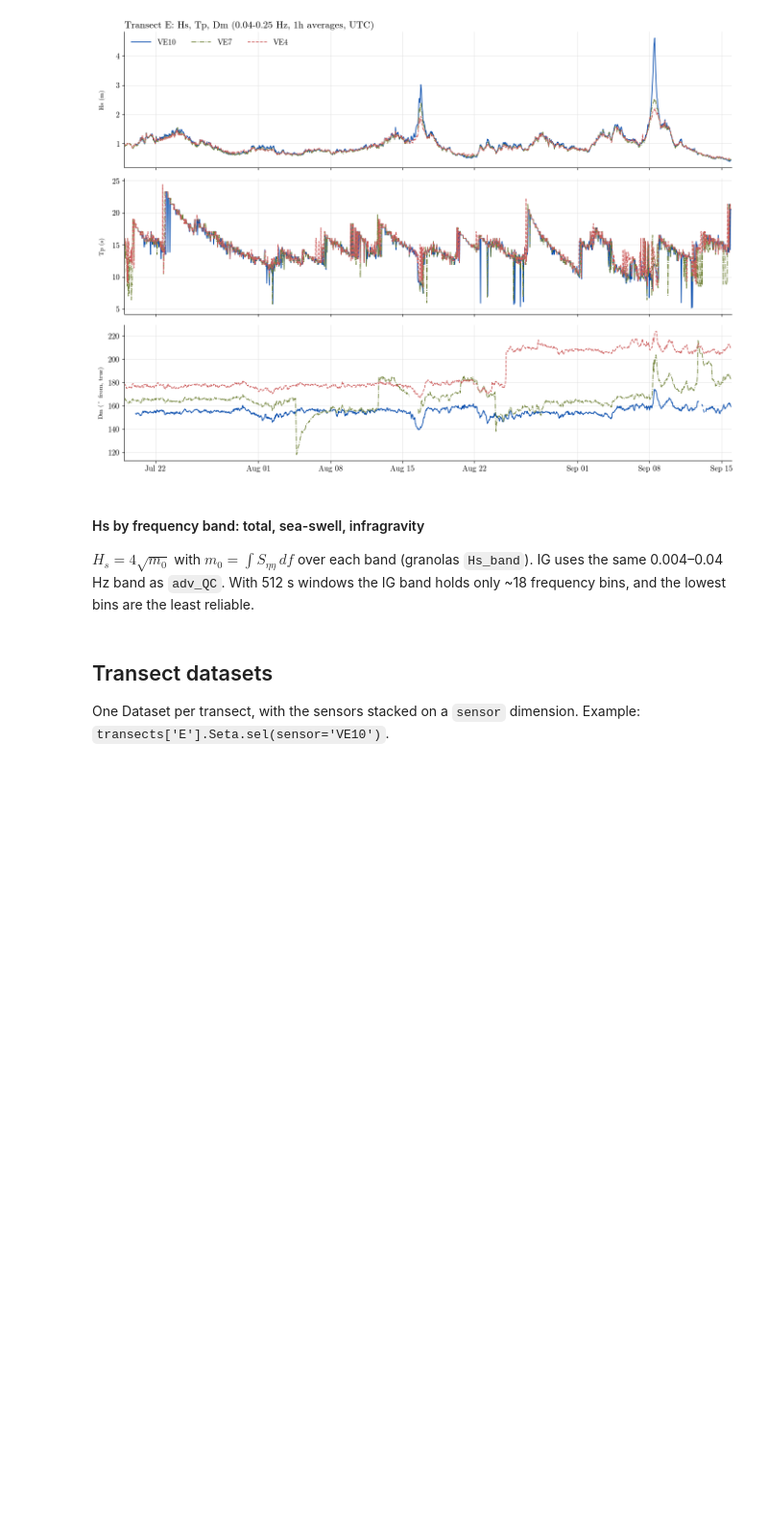
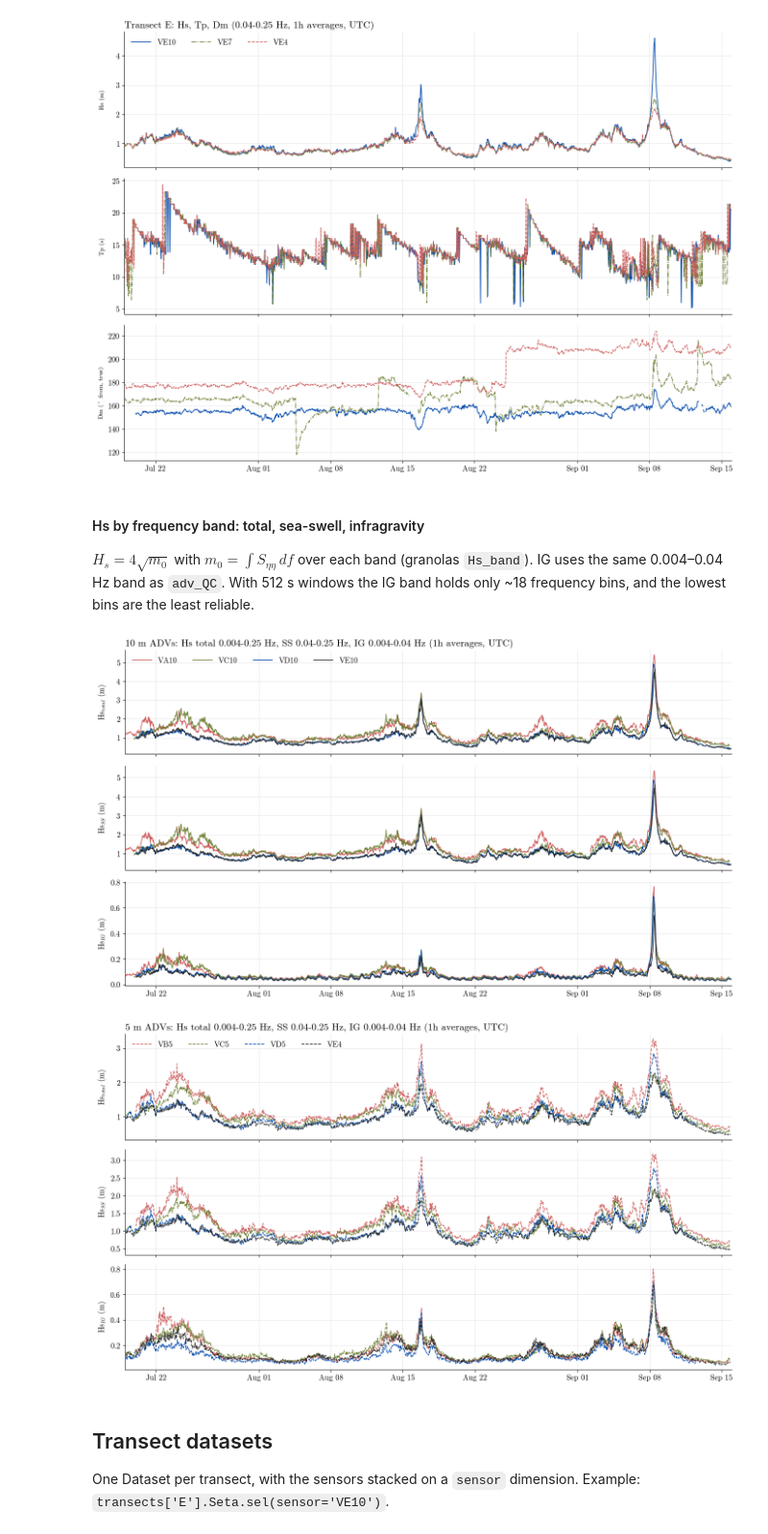
Before and after one commit to isidora-rojas/4EWA, a Jupyter notebook: processing/initial_figs.ipynb, the cells around one changed output. Shown at 96% size. Cells and saved outputs as stored; diff of their text form; code cells hidden in the pictures; blank space fills up the shorter version.

```diff
--- a/processing/initial_figs.ipynb
+++ b/processing/initial_figs.ipynb
@@ -367,40 +367,43 @@ SAVE = True
 
 # Hs = 4 sqrt(m0), m0 = integral of S_eta over the band (granolas Hs_band)
 for group, sensors in [('10 m', SENSORS_10M), ('5 m', SENSORS_5M)]:
-    fig, axs = plt.subplots(3, 1, figsize=(14, 10), sharex=True)
+    fig, axs = plt.subplots(3, 1, figsize=(14, 8), sharex=True)
 
     for S in sensors:
         if S not in spec:
             print(f'{S} skipped: not in spec (run the spectra or load cell with it in SENSORS)')
             continue
         d = spec[S].sel(time=slice(T_START, T_END))
         hs_total = Hs_band(d, *TOTAL_BAND)
         hs_ss    = Hs_band(d, *SS_BAND)
         hs_ig    = Hs_band(d, *IG_BAND)
         color, ls = T_COLOR[S[1]], DEPTH_LS[S[2:]]
         axs[0].plot(d.time, hs_total, color=color, ls=ls, label=S)
         axs[1].plot(d.time, hs_ss,    color=color, ls=ls)
         axs[2].plot(d.time, hs_ig,    color=color, ls=ls)
 
-    axs[0].set_ylabel(r'Hs$_{total}$ (m)')
-    axs[1].set_ylabel(r'Hs$_{SS}$ (m)')
-    axs[2].set_ylabel(r'Hs$_{IG}$ (m)')
+    axs[0].set_ylabel(r'Hs$_{total}$ (m)', fontsize=12)
+    axs[1].set_ylabel(r'Hs$_{SS}$ (m)', fontsize=12)
+    axs[2].set_ylabel(r'Hs$_{IG}$ (m)', fontsize=12 )
     axs[0].set_ylim(TOTAL_YLIM)                     # None leaves the limits automatic
     axs[1].set_ylim(SS_YLIM)
     axs[2].set_ylim(IG_YLIM)
     axs[0].legend(ncol=4, loc='upper left', handlelength=2.5)
     axs[0].set_title(f'{group} ADVs: Hs total {TOTAL_BAND[0]}-{TOTAL_BAND[1]} Hz, '
                      f'SS {SS_BAND[0]}-{SS_BAND[1]} Hz, IG {IG_BAND[0]}-{IG_BAND[1]} Hz ({AVG} averages, UTC)', loc='left')
 
     axs[-1].set_xlim(pd.Timestamp(T_START), pd.Timestamp(T_END))
     axs[-1].xaxis.set_major_formatter(mdates.DateFormatter('%b %d'))
     for ax in axs:
         ax.grid(True, lw=0.5, color='0.85')
     fig.align_ylabels(axs)
     fig.tight_layout()
     if SAVE:
         fig.savefig(f'{FIG_DIR}/Hs_bands_{group.replace(" ", "")}_{T_START}_{T_END}.png', dpi=200)
     plt.show()
+# %% [output]
+[figure, added]
+[figure, added]
 # %% [markdown]
 ## Transect datasets
 One Dataset per transect, with the sensors stacked on a `sensor` dimension. Example: `transects['E'].Seta.sel(sensor='VE10')`.
```
Also changed, not shown: 2 other files.
